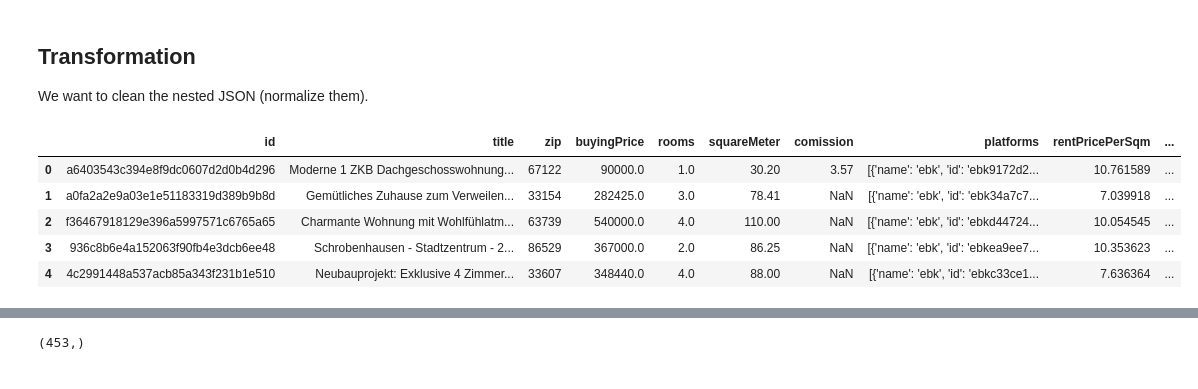
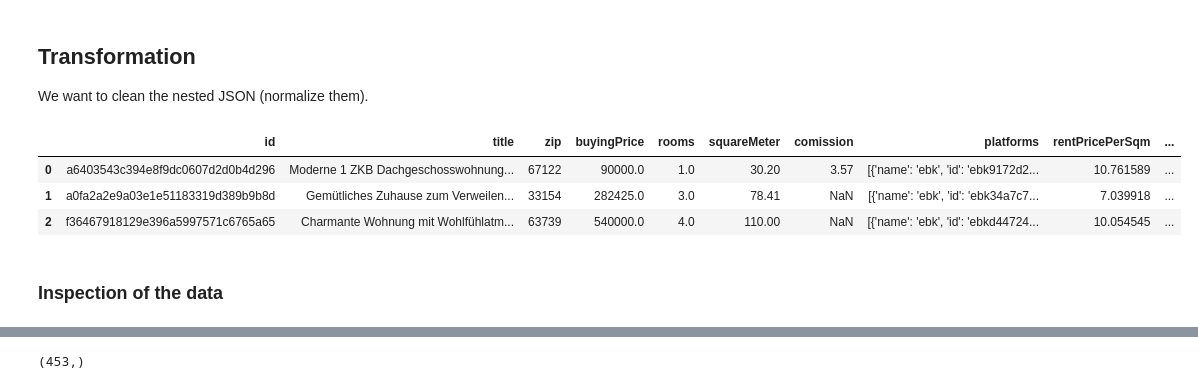
Before and after one commit to FollowJack/awesome-dataengineer-masterclass, a Jupyter notebook: 02_real_estate_roi_calculator/notebooks/playfield.ipynb, the cells around one changed output, grey strips where cells are left out. Saved outputs shown, nothing was run; the diff lists cells and outputs as text; code cells hidden in the pictures.

```diff
--- a/02_real_estate_roi_calculator/notebooks/playfield.ipynb
+++ b/02_real_estate_roi_calculator/notebooks/playfield.ipynb
@@ -39,12 +38,14 @@ JSON_PATH = "../data/immo.json"
 # %%
+JSON_PATH = "../data/immo.json"
+
 with open(JSON_PATH) as json_file:
     data = json.load(json_file)
 df = pd.DataFrame.from_dict(data)
-df.head()
+df.head(3)
 # %% [output]
 |  | id | title | zip | buyingPrice | rooms | squareMeter | comission | platforms | rentPricePerSqm | ... |
 | 0 | a6403543c394e8f9dc0607d2d0b4d296 | Moderne 1 ZKB Dachgeschosswohnung... | 67122 | 90000.0 | 1.0 | 30.20 | 3.57 | [{'name': 'ebk', 'id': 'ebk9172d2... | 10.761589 | ... |
 | 1 | a0fa2a2e9a03e1e51183319d389b9b8d | Gemütliches Zuhause zum Verweilen... | 33154 | 282425.0 | 3.0 | 78.41 | NaN | [{'name': 'ebk', 'id': 'ebk34a7c7... | 7.039918 | ... |
 | 2 | f36467918129e396a5997571c6765a65 | Charmante Wohnung mit Wohlfühlatm... | 63739 | 540000.0 | 4.0 | 110.00 | NaN | [{'name': 'ebk', 'id': 'ebkd44724... | 10.054545 | ... |
-| 3 | 936c8b6e4a152063f90fb4e3dcb6ee48 | Schrobenhausen - Stadtzentrum - 2... | 86529 | 367000.0 | 2.0 | 86.25 | NaN | [{'name': 'ebk', 'id': 'ebkea9ee7... | 10.353623 | ... |
-| 4 | 4c2991448a537acb85a343f231b1e510 | Neubauprojekt: Exklusive 4 Zimmer... | 33607 | 348440.0 | 4.0 | 88.00 | NaN | [{'name': 'ebk', 'id': 'ebkc33ce1... | 7.636364 | ... |
+# %% [markdown]
+### Inspection of the data
```
Also changed, not shown: parts of 24 cells of this notebook.
